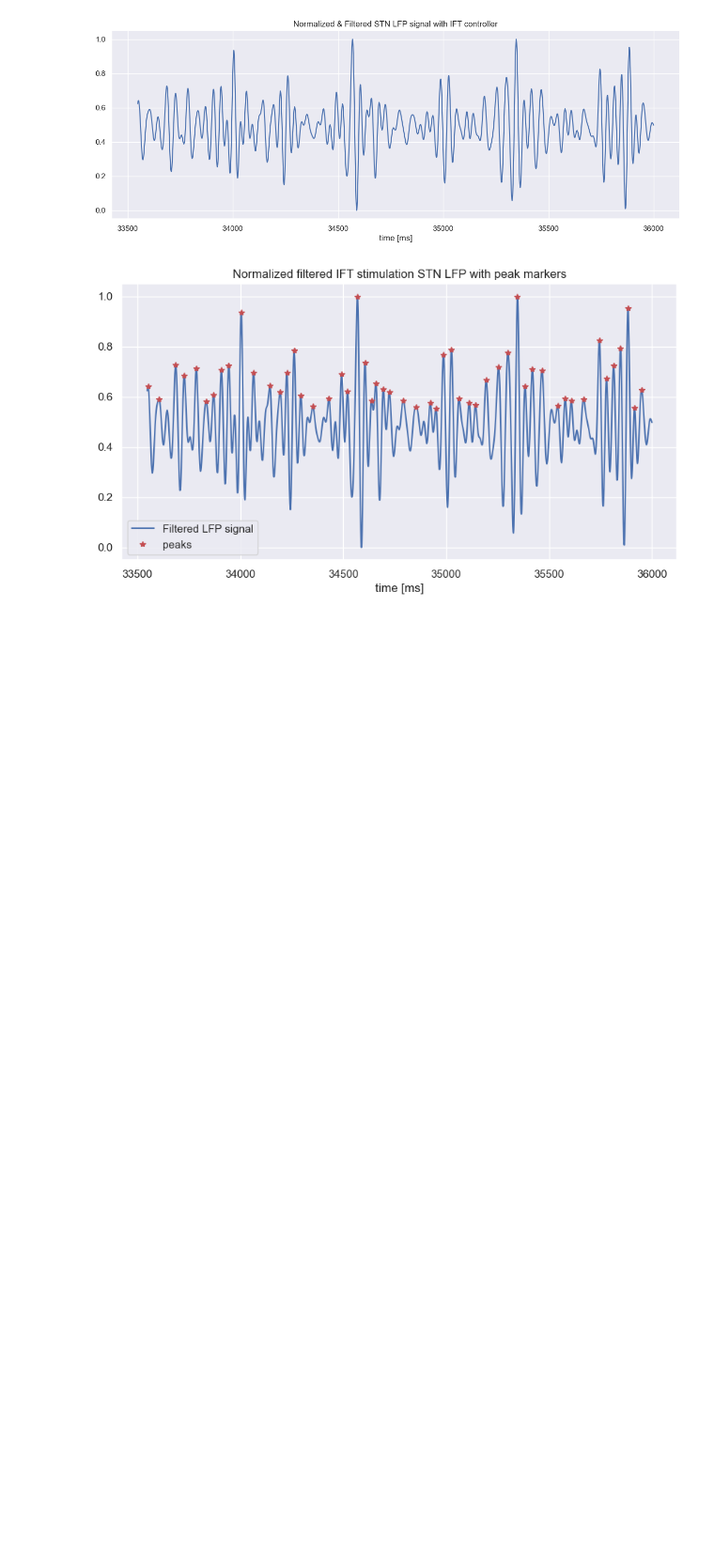
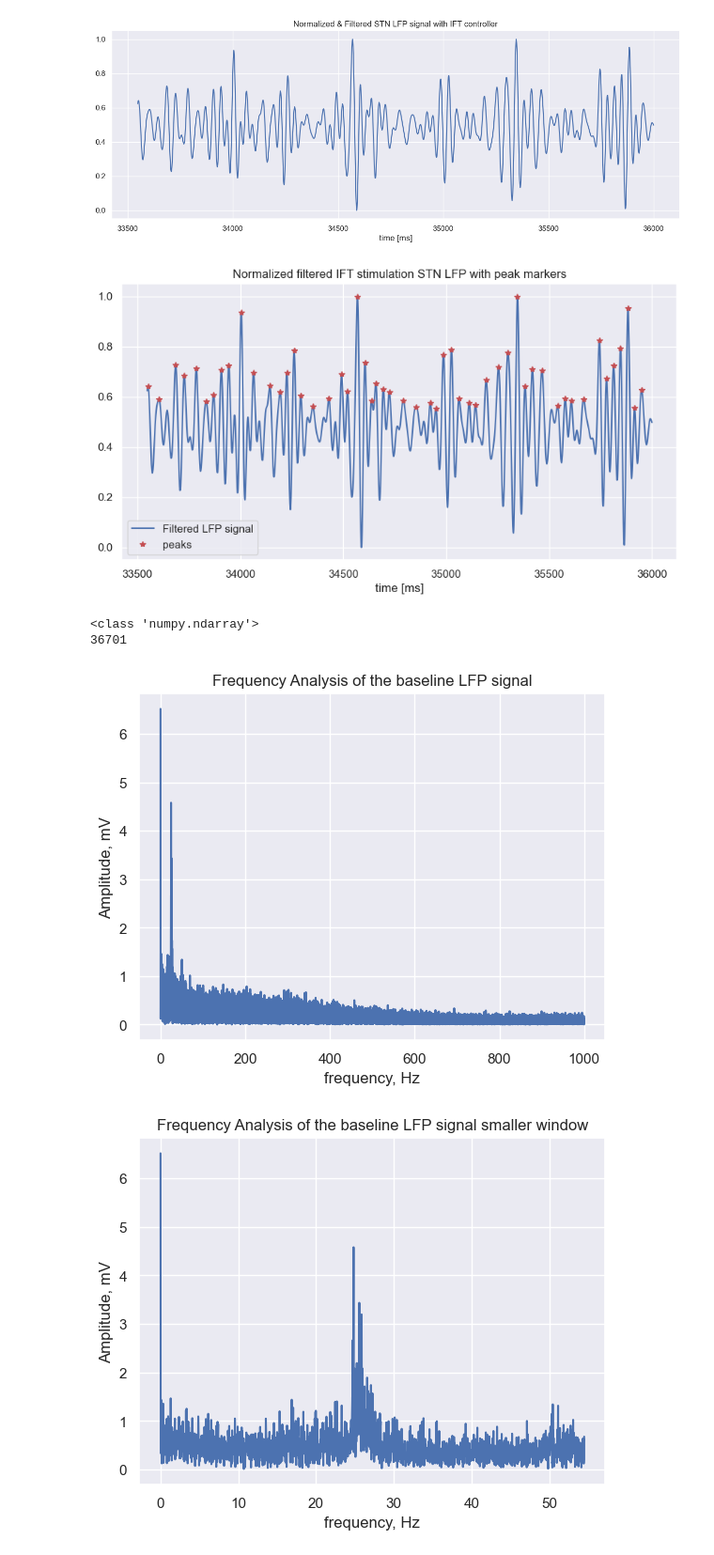
Before and after one commit to abelrassat7421/CBG_Model_Fleming_PTS, a Jupyter notebook: Results_30s/plot_LFP.ipynb, the cells around one changed output. Shown at 94% size. Drawn from its saved outputs; the diff is of its cells as text; code cells hidden in the pictures; blank space fills up the shorter version.

```diff
--- a/Results_30s/plot_LFP.ipynb
+++ b/Results_30s/plot_LFP.ipynb
@@ -294,3 +279,53 @@ plt.show()
 [figure]
 [figure]
 [figure]
+# %%
+# frequency analysis of the LFP signals
+
+dir = Path('./RESULTS_baseline_30s')
+lfp_t, lfp = load_stn_lfp(dir, 0, 36000)
+
+print(type(lfp["signal"]))
+
+fft_spectrum = np.fft.rfft(lfp["signal"][:,0])
+freq = np.fft.rfftfreq(lfp["signal"][:,0].size, d=1./2000)
+fft_spectrum_abs = np.abs(fft_spectrum)
+
+print(freq.size)
+
+plt.plot(freq, fft_spectrum_abs)
+plt.xlabel("frequency, Hz")
+plt.ylabel("Amplitude, mV")
+plt.title("Frequency Analysis of the baseline LFP signal")
+plt.show()
+
+plt.plot(freq[:2000], fft_spectrum_abs[:2000])
+plt.xlabel("frequency, Hz")
+plt.ylabel("Amplitude, mV")
+plt.title("Frequency Analysis of the baseline LFP signal smaller window")
+plt.show()
+
+
+dir2 = Path('./RESULTS_IFT_30s')
+lfp_t, lfp = load_stn_lfp(dir2, 0, 36000)
+
+fft_spectrum = np.fft.rfft(lfp["signal"][:,0])
+freq = np.fft.rfftfreq(lfp["signal"][:,0].size, d=1./2000)
+fft_spectrum_abs = np.abs(fft_spectrum)
+
+plt.plot(freq, fft_spectrum_abs)
+plt.xlabel("frequency, Hz")
+plt.ylabel("Amplitude, mV")
+plt.title("Frequency Analysis of the LFP signal with IFT controller")
+plt.show()
+
+plt.plot(freq[:2000], fft_spectrum_abs[:2000])
+plt.xlabel("frequency, Hz")
+plt.ylabel("Amplitude, mV")
+plt.title("Frequency Analysis of the LFP signal with IFT controller smaller window")
+plt.show()
+# %% [output]
+<class 'numpy.ndarray'>
+36701
+[figure, added]
+[figure, added]
```
Also changed, not shown: parts of 4 cells of this notebook, 8 other files.
